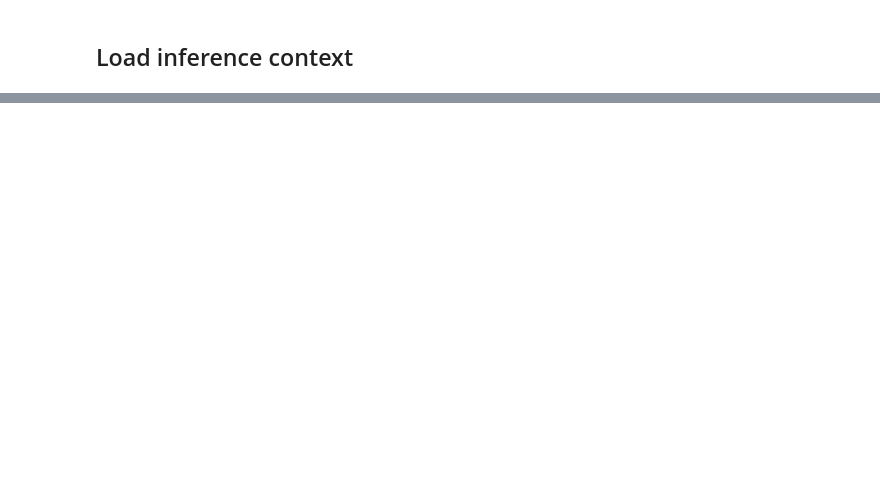
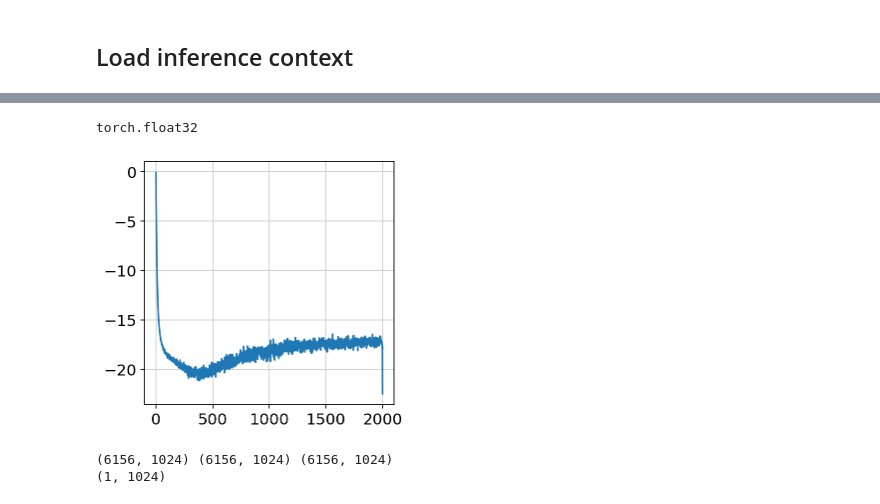
Before and after one commit to cellarium-ai/cellarium-ml, a Jupyter notebook: notebooks/assay_conversion/01_assay_conversion.ipynb, the cells around one changed output, grey strips where cells are left out. Saved outputs shown, nothing was run; the diff lists cells and outputs as text; code cells hidden in the pictures; blank space fills up the shorter version.

Commit message:
updated assay conversion notebooks and scripts + visualization of TPM scatter and UMAPs

```diff
--- a/notebooks/assay_conversion/01_assay_conversion.ipynb
+++ b/notebooks/assay_conversion/01_assay_conversion.ipynb
@@ -30,12 +37,19 @@ OUT_ADATA_DIR = '/work/hdd/bbjr/mallina1/data/human_cellariumgpt_v2/assay_conver
 
 GENE_INFO_PATH = os.path.join(ROOT_PATH, "gene_info", "gene_info.tsv")
 
-CHECKPOINT_PATH = "/work/hdd/bbjr/mallina1/cellarium/models/compute_optimal_checkpoints/epoch=1-step=28244.ckpt"
-# CHECKPOINT_PATH = "/work/hdd/bbjr/mallina1/cellarium/models/compute_optimal_checkpoints/epoch=6-step=63560.ckpt"
+# CHECKPOINT_PATH = "/work/hdd/bbjr/mallina1/cellarium/models/compute_optimal_checkpoints/epoch=1-step=28244.ckpt"
+CHECKPOINT_PATH = "/work/hdd/bbjr/mallina1/cellarium/models/compute_optimal_checkpoints/epoch=6-step=63560.ckpt"
+# CHECKPOINT_PATH = "/work/hdd/bbjr/mallina1/cellarium/models/compute_optimal_checkpoints/epoch=10-step=78917.ckpt"
+
 DEVICE = 'cuda'
 
 # set this according to the KEYS in assay_label_map
 TARGET_ASSAY = '10x Chromium (v3)'
+n_fixed_query_genes = 1024
+cell_type = 'CD4+ T cell'
+
+original_methods = ['10x Chromium (v2) A', '10x Chromium (v2) B', '10x Chromium (v3)',
+                    'Drop-seq', 'Seq-Well', 'inDrops']
 
 # Hard-coding mappings based on the PBMC dataset from Method -> assay and assay_ontology_term_id in CellariumGPT
 assay_label_map = {
@@ -73,6 +98,24 @@ val_adata = val_adata[:, np.array(var_names)]
+# %%
+# # Subset to cells where nUMI falls in between [min_umis, max_umis], inclusive
+# umi_qc_lower_mask = val_adata.obs['nUMI'].astype(int) >= args.min_umis
+# umi_qc_upper_mask = val_adata.obs['nUMI'].astype(int) <= args.max_umis
+# umi_qc_mask = umi_qc_lower_mask | umi_qc_upper_mask
+
+# val_adata = val_adata[umi_qc_mask]
+
+# Finally re-order gene columns based on a fixed var_name list just in case
+# var_names = list(val_adata.var_names)
+# val_adata = val_adata[:, np.array(var_names)].copy()
+
+# ig_mask = np.array(val_adata.var.gene_symbols.str.startswith('IG'))
+# val_adata = val_adata[:, ~ig_mask].copy()
+# var_names = list(val_adata.var_names)
+
+sc.pp.highly_variable_genes(val_adata, flavor='seurat_v3', n_top_genes=n_fixed_query_genes)
+val_adata = val_adata[:, val_adata.var['highly_variable']].copy()
 # %%
 # Optional subsetting by method and cell type
-val_adata = val_adata[val_adata.obs.Method == '10x Chromium (v3)']
+# val_adata = val_adata[val_adata.obs.Method == '10x Chromium (v3)']
 val_adata = val_adata[val_adata.obs.CellType == 'CD4+ T cell']
 # %% [markdown]
 ## Load inference context
@@ -96,10 +140,10 @@ processed_val_adata.obs['total_mrna_umis'] = processed_val_adata.obs.nUMI.astype
 # since we are going to mask all of this anyway, just needed to have a valid category in the
 # get_tokens_from_adata function.
 
-processed_val_adata.obs['cell_type_ontology_term_id'] = [ctx.metadata_ontology_infos['cell_type']['names'][0]] * val_adata.shape[0]
-processed_val_adata.obs['tissue_ontology_term_id'] = [ctx.metadata_ontology_infos['tissue']['names'][0]] * val_adata.shape[0]
-processed_val_adata.obs['disease_ontology_term_id'] = [ctx.metadata_ontology_infos['disease']['names'][0]] * val_adata.shape[0]
-processed_val_adata.obs['sex_ontology_term_id'] = [ctx.metadata_ontology_infos['sex']['names'][0]] * val_adata.shape[0]
-processed_val_adata.obs['development_stage_ontology_term_id'] = [ctx.metadata_ontology_infos['development_stage']['names'][0]] * val_adata.shape[0]
+processed_val_adata.obs['cell_type_ontology_term_id'] = None
+processed_val_adata.obs['tissue_ontology_term_id'] = None
+processed_val_adata.obs['disease_ontology_term_id'] = None
+processed_val_adata.obs['sex_ontology_term_id'] = None
+processed_val_adata.obs['development_stage_ontology_term_id'] = None
 # %%
 processed_val_adata.obs
@@ -198,0 +273,13 @@ adata_fixed_genes_means = adata_fixed_genes_means[~skipped_row]
+# %%
+print(gene_logits_nqk.dtype)
+plt.plot(gene_logits_nqk[10][0].double().cpu())
+plt.show()
+# %% [output]
+torch.float32
+[figure, added]
+# %%
+print(orig_raw.shape, converted_raw.shape, means_raw.shape)
+print(orig_raw.sum(0).shape)
+# %% [output]
+(6156, 1024) (6156, 1024) (6156, 1024)
+(1, 1024)
```
Also changed, not shown: parts of 7 cells of this notebook, 4 other files.
